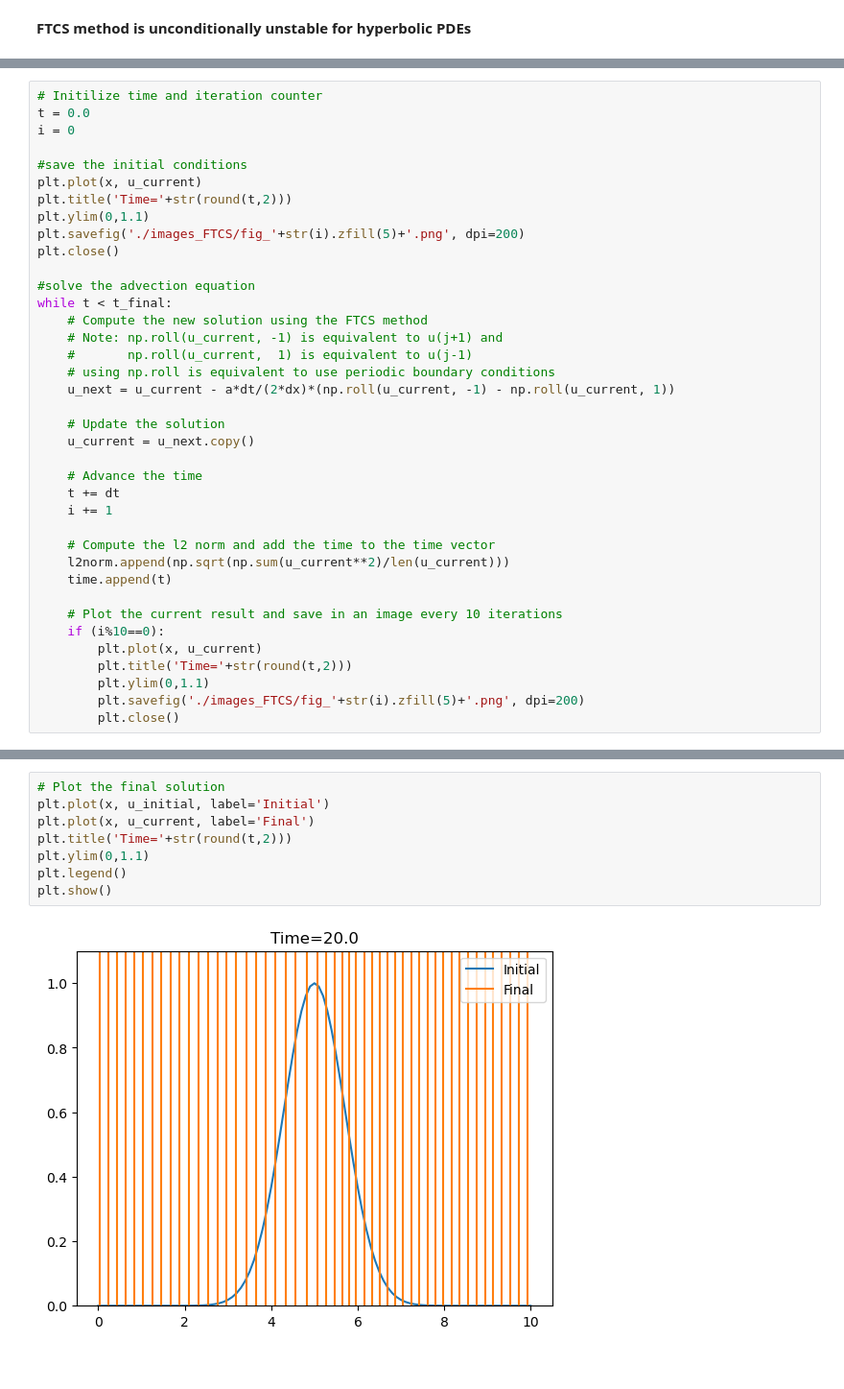
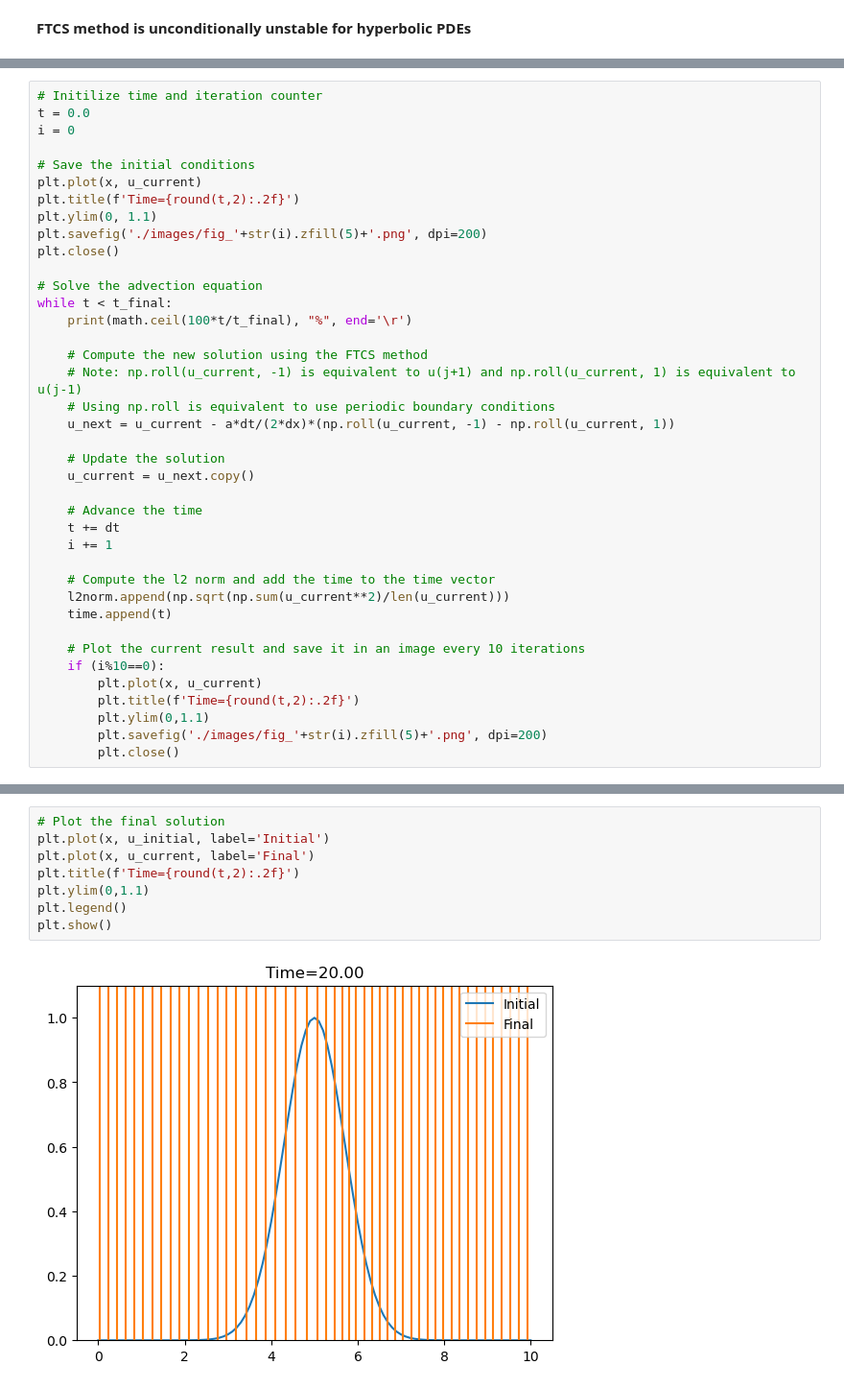
Before and after one commit to M-Bianchi/Numerical_Relativity, a Jupyter notebook: Advection/Advection_FTCS.ipynb, the cells around one changed output, grey strips where cells are left out. Shown: that part at 96% size. Saved outputs shown, nothing was run; the diff lists cells and outputs as text.

```diff
--- a/Advection/Advection_FTCS.ipynb
+++ b/Advection/Advection_FTCS.ipynb
@@ -76,19 +55,20 @@ d:\OneDrive - Università degli Studi di Milano-Bicocca\Documenti\PythonProjects
 t = 0.0
 i = 0
 
-#save the initial conditions
+# Save the initial conditions
 plt.plot(x, u_current)
-plt.title('Time='+str(round(t,2)))
-plt.ylim(0,1.1)
-plt.savefig('./images_FTCS/fig_'+str(i).zfill(5)+'.png', dpi=200)
+plt.title(f'Time={round(t,2):.2f}')
+plt.ylim(0, 1.1)
+plt.savefig('./images/fig_'+str(i).zfill(5)+'.png', dpi=200)
 plt.close()
 
-#solve the advection equation
+# Solve the advection equation
 while t < t_final:
+    print(math.ceil(100*t/t_final), "%", end='\r')
+
     # Compute the new solution using the FTCS method
-    # Note: np.roll(u_current, -1) is equivalent to u(j+1) and
-    #       np.roll(u_current,  1) is equivalent to u(j-1)
-    # using np.roll is equivalent to use periodic boundary conditions
+    # Note: np.roll(u_current, -1) is equivalent to u(j+1) and np.roll(u_current, 1) is equivalent to u(j-1)
+    # Using np.roll is equivalent to use periodic boundary conditions
     u_next = u_current - a*dt/(2*dx)*(np.roll(u_current, -1) - np.roll(u_current, 1))
 
     # Update the solution
@@ -102,10 +82,10 @@ while t < t_final:
     l2norm.append(np.sqrt(np.sum(u_current**2)/len(u_current)))
     time.append(t)
 
-    # Plot the current result and save in an image every 10 iterations
+    # Plot the current result and save it in an image every 10 iterations
     if (i%10==0):
         plt.plot(x, u_current)
-        plt.title('Time='+str(round(t,2)))
+        plt.title(f'Time={round(t,2):.2f}')
         plt.ylim(0,1.1)
-        plt.savefig('./images_FTCS/fig_'+str(i).zfill(5)+'.png', dpi=200)
+        plt.savefig('./images/fig_'+str(i).zfill(5)+'.png', dpi=200)
         plt.close()
@@ -112,11 +94,11 @@ while t < t_final:
 # %%
 # Plot the final solution
 plt.plot(x, u_initial, label='Initial')
 plt.plot(x, u_current, label='Final')
-plt.title('Time='+str(round(t,2)))
+plt.title(f'Time={round(t,2):.2f}')
 plt.ylim(0,1.1)
 plt.legend()
 plt.show()
 # %% [output]
-[figure, old version]
+[figure, new version]
 # %%
```
Also changed, not shown: parts of 8 cells of this notebook, 14 other files.
